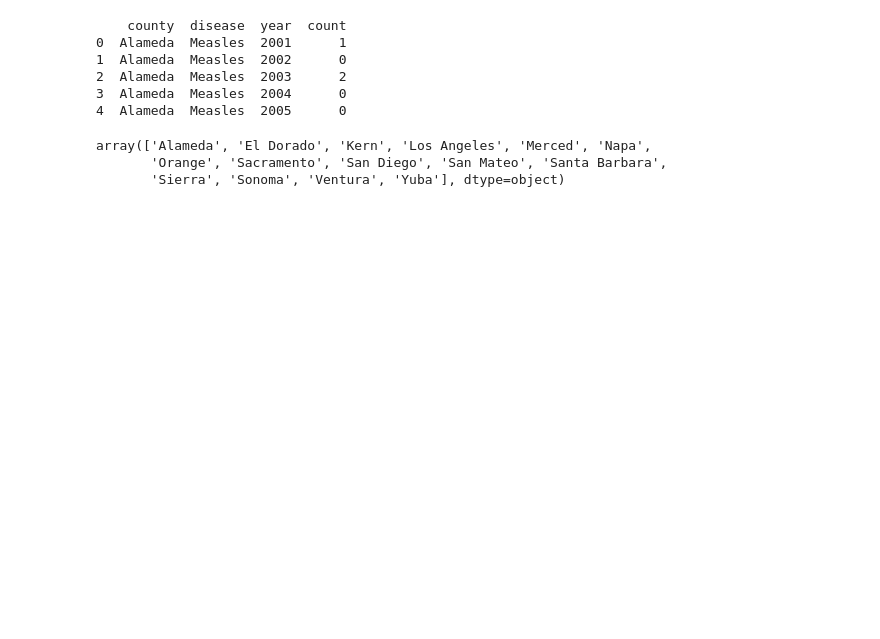
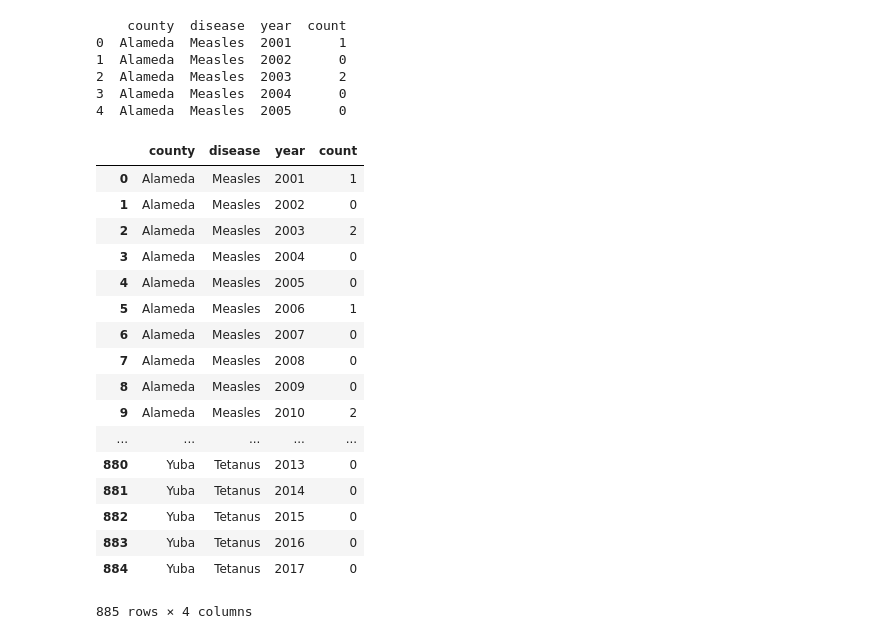
Before and after one commit to GCutaiar/group-project1, a Jupyter notebook: Resource/project1_read_csv_clay.ipynb, the cells around one changed output. Saved outputs shown, nothing was run; the diff lists cells and outputs as text; code cells hidden in the pictures; blank space fills up the shorter version.

```diff
--- a/Resource/project1_read_csv_clay.ipynb
+++ b/Resource/project1_read_csv_clay.ipynb
@@ -32,35 +58,50 @@ dd_drop_counties = dd_drop.set_index("county")
 dd_complete_4 = dd_drop_counties.drop([ 'Alpine', 'Amador', 'Butte', 'Calaveras', 'California', 'Colusa',
  'Contra Costa', 'Del Norte', 'El Dorado', 'Fresno', 'Glenn' ,'Humboldt',
  'Imperial', 'Inyo', 'Kern' ,'Kings' ,'Lake' ,'Lassen', 'Madera',
  'Marin', 'Mariposa', 'Mendocino', 'Merced', 'Modoc', 'Mono', 'Monterey', 'Napa',
  'Nevada' ,'Orange', 'Placer' ,'Plumas', 'Riverside', 'Sacramento' ,'San Benito',
  'San Bernardino', 'San Diego' ,'San Francisco', 'San Joaquin',
  'San Luis Obispo', 'San Mateo', 'Santa Barbara' ,'Santa Clara' ,'Santa Cruz',
  'Shasta' ,'Sierra', 'Siskiyou' ,'Solano' ,'Stanislaus', 'Sutter',
  'Tehama', 'Trinity', 'Tulare', 'Tuolumne', 'Ventura' ,'Yolo'])
 dd_complete_4 = dd_complete_4.reset_index()
 
 dd_complete_15 = dd_drop_counties.drop([ 'Alpine', 'Amador', 'Butte', 'Calaveras', 'California', 'Colusa',
  'Contra Costa', 'Del Norte', 'Fresno', 'Glenn' ,'Humboldt',
  'Imperial', 'Inyo', 'Kings' ,'Lake' ,'Lassen', 'Madera',
  'Marin', 'Mariposa', 'Mendocino', 'Modoc', 'Mono', 'Monterey',
  'Nevada' , 'Placer' ,'Plumas', 'Riverside' ,'San Benito',
  'San Bernardino' ,'San Francisco', 'San Joaquin',
  'San Luis Obispo' ,'Santa Clara' ,'Santa Cruz',
  'Shasta' , 'Siskiyou' ,'Solano' ,'Stanislaus', 'Sutter',
  'Tehama', 'Trinity', 'Tulare', 'Tuolumne' ,'Yolo'])
 dd_complete_15 = dd_complete_15.reset_index()
 
 print(dd_complete_4.head())
-dd_complete_15["county"].unique()
+dd_complete_15
 # %% [output]
     county  disease  year  count
 0  Alameda  Measles  2001      1
 1  Alameda  Measles  2002      0
 2  Alameda  Measles  2003      2
 3  Alameda  Measles  2004      0
 4  Alameda  Measles  2005      0
+|  | county | disease | year | count |
+| 0 | Alameda | Measles | 2001 | 1 |
+| 1 | Alameda | Measles | 2002 | 0 |
+| 2 | Alameda | Measles | 2003 | 2 |
+| 3 | Alameda | Measles | 2004 | 0 |
+| 4 | Alameda | Measles | 2005 | 0 |
+| 5 | Alameda | Measles | 2006 | 1 |
+| 6 | Alameda | Measles | 2007 | 0 |
+| 7 | Alameda | Measles | 2008 | 0 |
+| 8 | Alameda | Measles | 2009 | 0 |
+| 9 | Alameda | Measles | 2010 | 2 |
+| ... | ... | ... | ... | ... |
+| 880 | Yuba | Tetanus | 2013 | 0 |
+| 881 | Yuba | Tetanus | 2014 | 0 |
+| 882 | Yuba | Tetanus | 2015 | 0 |
+| 883 | Yuba | Tetanus | 2016 | 0 |
+| 884 | Yuba | Tetanus | 2017 | 0 |
-array(['Alameda', 'El Dorado', 'Kern', 'Los Angeles', 'Merced', 'Napa',
-       'Orange', 'Sacramento', 'San Diego', 'San Mateo', 'Santa Barbara',
-       'Sierra', 'Sonoma', 'Ventura', 'Yuba'], dtype=object)
+885 rows × 4 columns
 # %%
```
Also changed, not shown: parts of 6 cells of this notebook.
